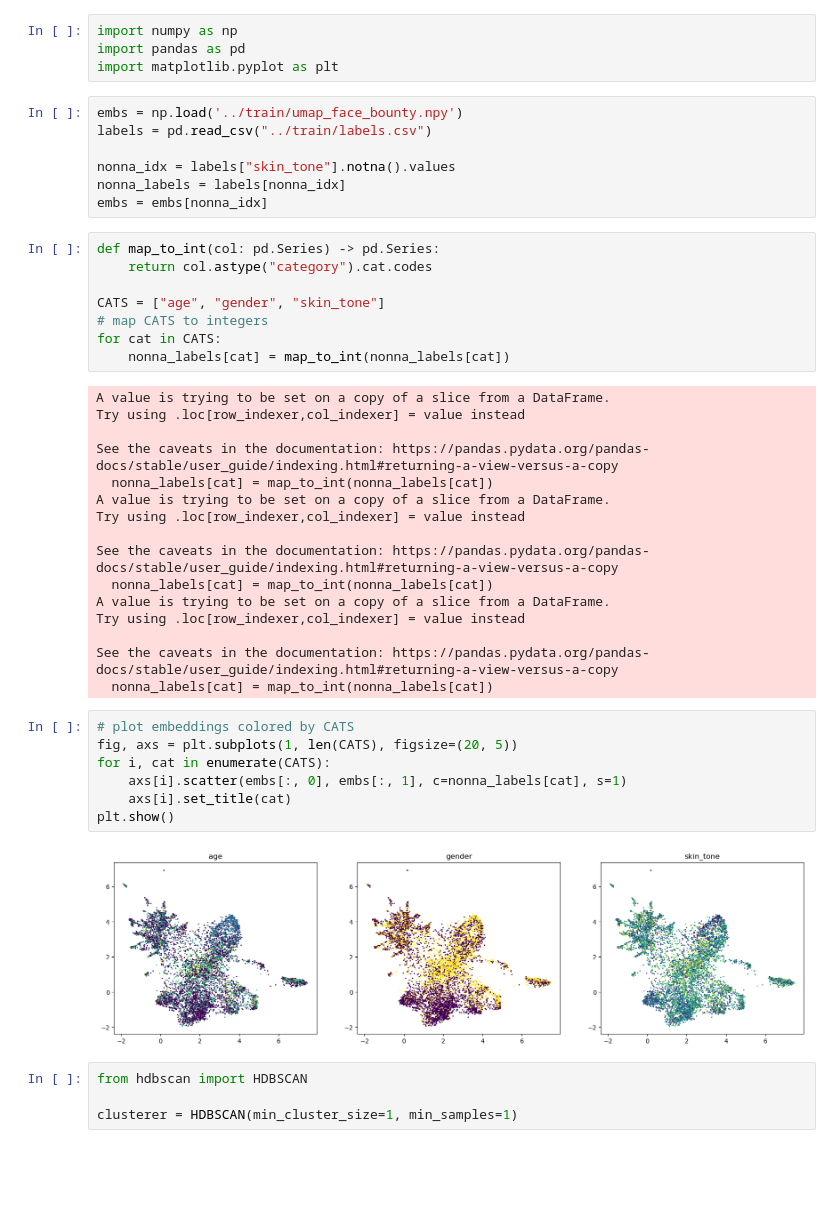
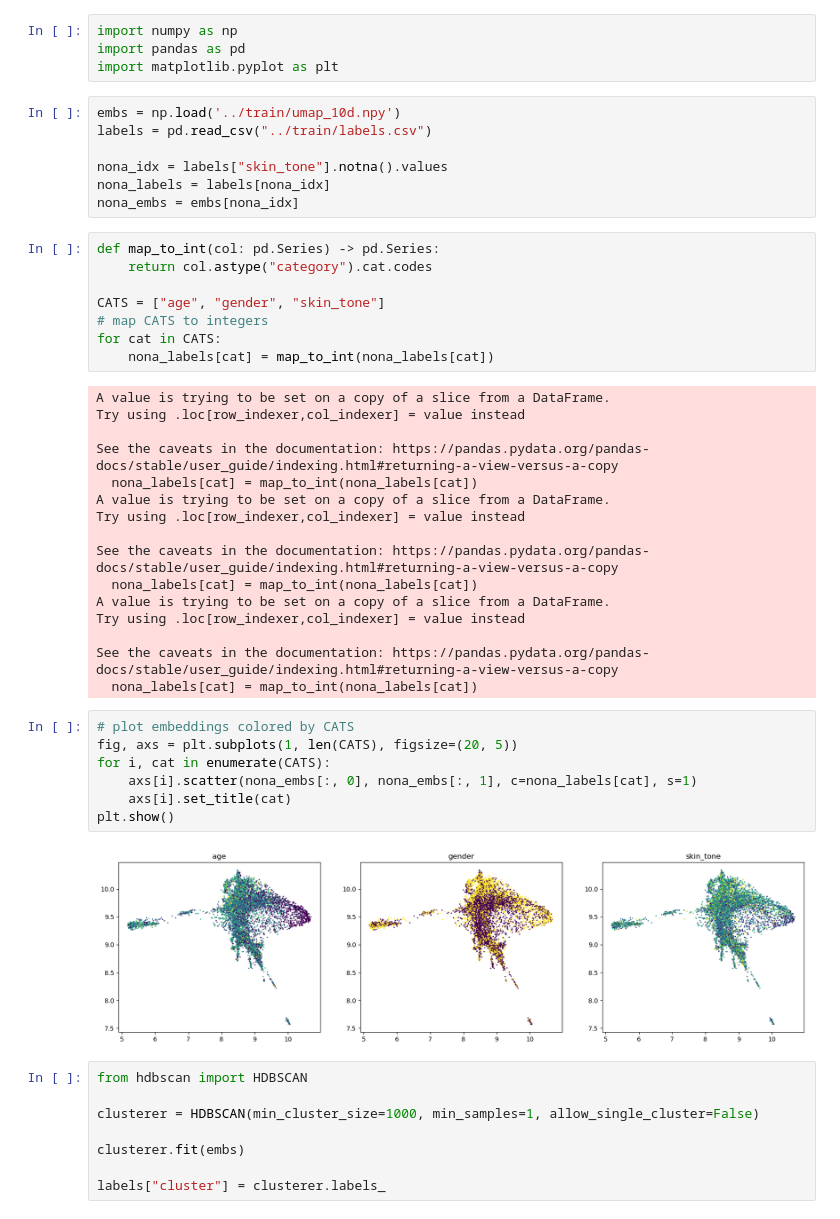
Before and after one commit to am-bean/face_recognition_bounty, a Jupyter notebook: notebooks/umap_explore.ipynb, the cells around one changed output. Drawn from its saved outputs; the diff is of its cells as text; blank space fills up the shorter version.

```diff
--- a/notebooks/umap_explore.ipynb
+++ b/notebooks/umap_explore.ipynb
@@ -3,12 +3,12 @@ import numpy as np
 import pandas as pd
 import matplotlib.pyplot as plt
 # %%
-embs = np.load('../train/umap_face_bounty.npy')
+embs = np.load('../train/umap_10d.npy')
 labels = pd.read_csv("../train/labels.csv")
 
-nonna_idx = labels["skin_tone"].notna().values
-nonna_labels = labels[nonna_idx]
-embs = embs[nonna_idx]
+nona_idx = labels["skin_tone"].notna().values
+nona_labels = labels[nona_idx]
+nona_embs = embs[nona_idx]
 # %%
 def map_to_int(col: pd.Series) -> pd.Series:
     return col.astype("category").cat.codes
@@ -16,33 +16,37 @@ def map_to_int(col: pd.Series) -> pd.Series:
 CATS = ["age", "gender", "skin_tone"]
 # map CATS to integers
 for cat in CATS:
-    nonna_labels[cat] = map_to_int(nonna_labels[cat])
+    nona_labels[cat] = map_to_int(nona_labels[cat])
 # %% [output]
 A value is trying to be set on a copy of a slice from a DataFrame.
 Try using .loc[row_indexer,col_indexer] = value instead
 
 See the caveats in the documentation: https://pandas.pydata.org/pandas-docs/stable/user_guide/indexing.html#returning-a-view-versus-a-copy
-  nonna_labels[cat] = map_to_int(nonna_labels[cat])
+  nona_labels[cat] = map_to_int(nona_labels[cat])
 A value is trying to be set on a copy of a slice from a DataFrame.
 Try using .loc[row_indexer,col_indexer] = value instead
 
 See the caveats in the documentation: https://pandas.pydata.org/pandas-docs/stable/user_guide/indexing.html#returning-a-view-versus-a-copy
-  nonna_labels[cat] = map_to_int(nonna_labels[cat])
+  nona_labels[cat] = map_to_int(nona_labels[cat])
 A value is trying to be set on a copy of a slice from a DataFrame.
 Try using .loc[row_indexer,col_indexer] = value instead
 
 See the caveats in the documentation: https://pandas.pydata.org/pandas-docs/stable/user_guide/indexing.html#returning-a-view-versus-a-copy
-  nonna_labels[cat] = map_to_int(nonna_labels[cat])
+  nona_labels[cat] = map_to_int(nona_labels[cat])
 # %%
 # plot embeddings colored by CATS
 fig, axs = plt.subplots(1, len(CATS), figsize=(20, 5))
 for i, cat in enumerate(CATS):
-    axs[i].scatter(embs[:, 0], embs[:, 1], c=nonna_labels[cat], s=1)
+    axs[i].scatter(nona_embs[:, 0], nona_embs[:, 1], c=nona_labels[cat], s=1)
     axs[i].set_title(cat)
 plt.show()
 # %% [output]
-[figure, old version]
+[figure, new version]
 # %%
 from hdbscan import HDBSCAN
 
-clusterer = HDBSCAN(min_cluster_size=1, min_samples=1)
+clusterer = HDBSCAN(min_cluster_size=1000, min_samples=1, allow_single_cluster=False)
+
+clusterer.fit(embs)
+
+labels["cluster"] = clusterer.labels_
```
Also changed, not shown: parts of 19 cells of this notebook.
